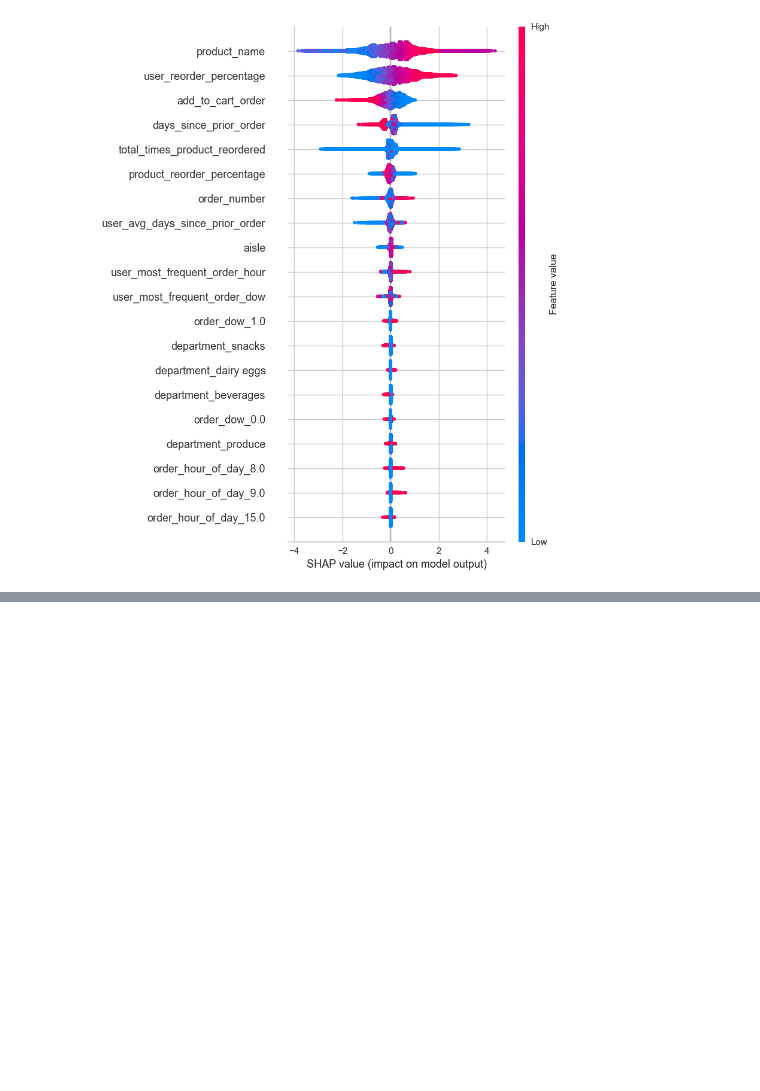
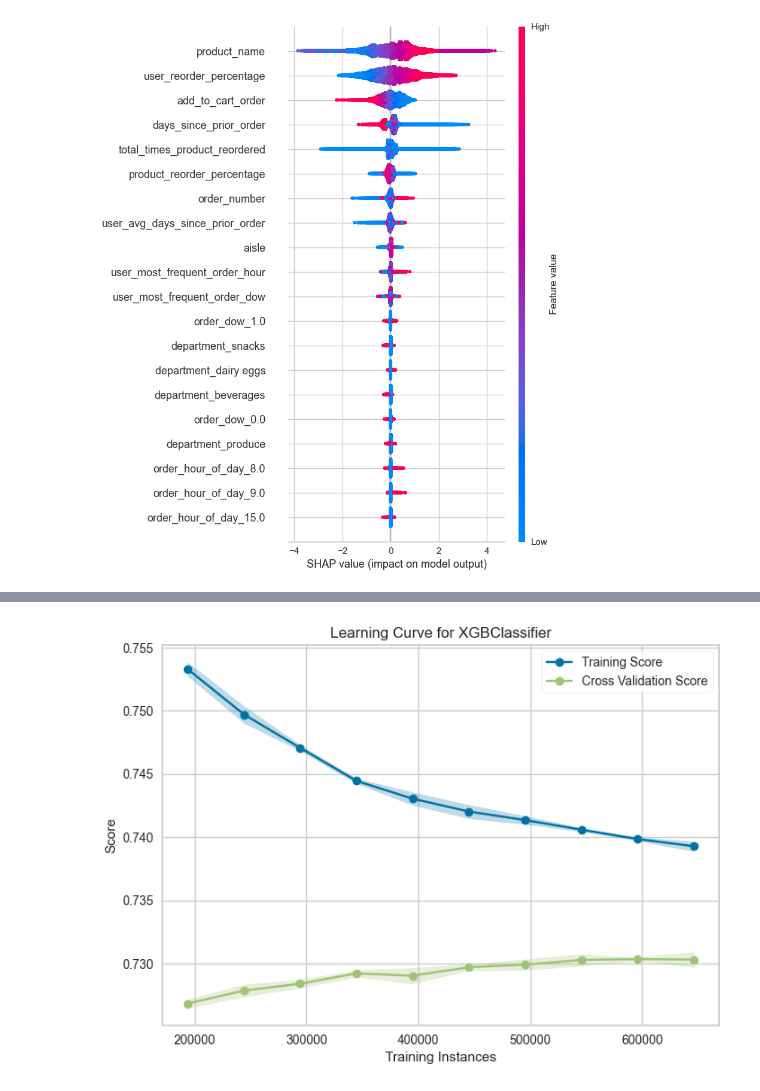
Before and after one commit to prathamskk/instacart-customer-purchase-prediction, a Jupyter notebook: 06_feature_model.ipynb, the cells around one changed output, grey strips where cells are left out. Saved outputs shown, nothing was run; the diff lists cells and outputs as text; code cells hidden in the pictures; blank space fills up the shorter version.

```diff
--- a/06_feature_model.ipynb
+++ b/06_feature_model.ipynb
@@ -123,0 +134,3 @@ interpret_model(model)
+# %%
+plot_model(model, plot='learning')
+# %% [output]
@@ -123,0 +138 @@ interpret_model(model)
+[figure, added]
```
Also changed, not shown: parts of 5 cells of this notebook, 2 other files.
